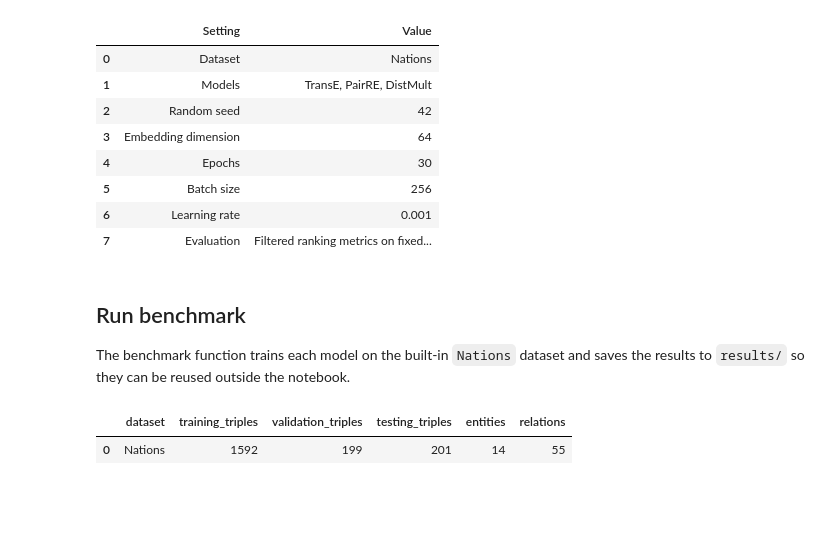
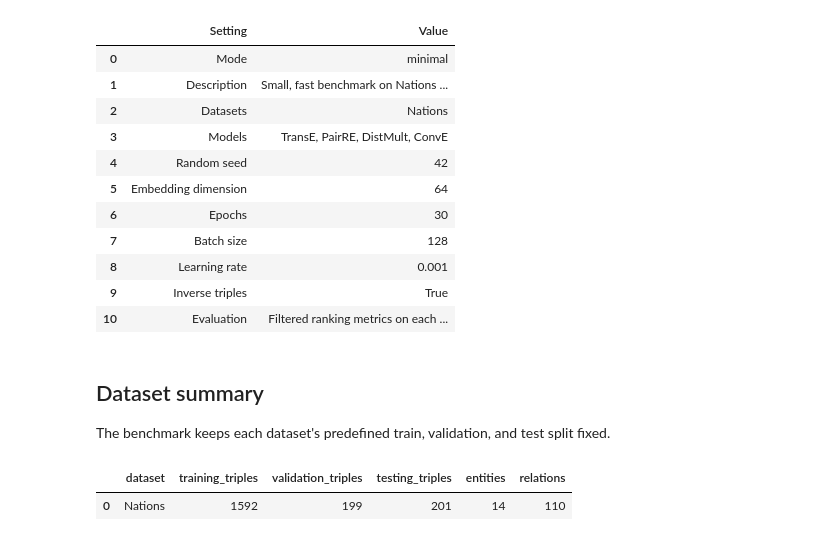
Before and after one commit to ffabious/pykeen-kge-bench, a Jupyter notebook: case_study.ipynb, the cells around one changed output. Cells and saved outputs as stored; diff of their text form; code cells hidden in the pictures; blank space fills up the shorter version.

```diff
--- a/case_study.ipynb
+++ b/case_study.ipynb
@@ -49,37 +45,46 @@ This means differences in the final metrics should mainly come from the model ch
+# %%
+BENCHMARK_MODE = 'minimal'
 # %%
+config = get_benchmark_config(BENCHMARK_MODE)
+dataset_summaries = pd.DataFrame(get_dataset_summaries(BENCHMARK_MODE))
+
 setup = pd.DataFrame(
     [
-        ('Dataset', DATASET_NAME),
-        ('Models', ', '.join(config['model'] for config in MODEL_CONFIGS)),
+        ('Mode', BENCHMARK_MODE),
+        ('Description', config['description']),
+        ('Datasets', ', '.join(config['datasets'])),
+        ('Models', ', '.join(model['model'] for model in config['models'])),
         ('Random seed', RANDOM_SEED),
-        ('Embedding dimension', EMBEDDING_DIM),
-        ('Epochs', NUM_EPOCHS),
-        ('Batch size', BATCH_SIZE),
-        ('Learning rate', LEARNING_RATE),
-        ('Evaluation', 'Filtered ranking metrics on fixed test split'),
+        ('Embedding dimension', config['embedding_dim']),
+        ('Epochs', config['num_epochs']),
+        ('Batch size', config['batch_size']),
+        ('Learning rate', config['learning_rate']),
+        ('Inverse triples', config['create_inverse_triples']),
+        ('Evaluation', 'Filtered ranking metrics on each fixed test split'),
     ],
     columns=['Setting', 'Value'],
 )
+
 setup
 # %% [output]
 |  | Setting | Value |
-| 0 | Dataset | Nations |
-| 1 | Models | TransE, PairRE, DistMult |
-| 2 | Random seed | 42 |
-| 3 | Embedding dimension | 64 |
-| 4 | Epochs | 30 |
-| 5 | Batch size | 256 |
-| 6 | Learning rate | 0.001 |
-| 7 | Evaluation | Filtered ranking metrics on fixed... |
+| 0 | Mode | minimal |
+| 1 | Description | Small, fast benchmark on Nations ... |
+| 2 | Datasets | Nations |
+| 3 | Models | TransE, PairRE, DistMult, ConvE |
+| 4 | Random seed | 42 |
+| 5 | Embedding dimension | 64 |
+| 6 | Epochs | 30 |
+| 7 | Batch size | 128 |
+| 8 | Learning rate | 0.001 |
+| 9 | Inverse triples | True |
+| 10 | Evaluation | Filtered ranking metrics on each ... |
-# %% [markdown]
-## Run benchmark
-
-The benchmark function trains each model on the built-in `Nations` dataset and saves the results to `results/` so they can be reused outside the notebook.
-# %%
-results, losses, dataset_info = run_case_study()
-save_case_study_artifacts(results, losses, dataset_info)
-
-pd.DataFrame([dataset_info])
-# %% [output]
-|  | dataset | training_triples | validation_triples | testing_triples | entities | relations |
-| 0 | Nations | 1592 | 199 | 201 | 14 | 55 |
+# %% [markdown]
+## Dataset summary
+
+The benchmark keeps each dataset's predefined train, validation, and test split fixed.
+# %%
+dataset_summaries
+# %% [output]
+|  | dataset | training_triples | validation_triples | testing_triples | entities | relations |
+| 0 | Nations | 1592 | 199 | 201 | 14 | 110 |
```
Also changed, not shown: parts of 22 cells of this notebook, 11 other files.
